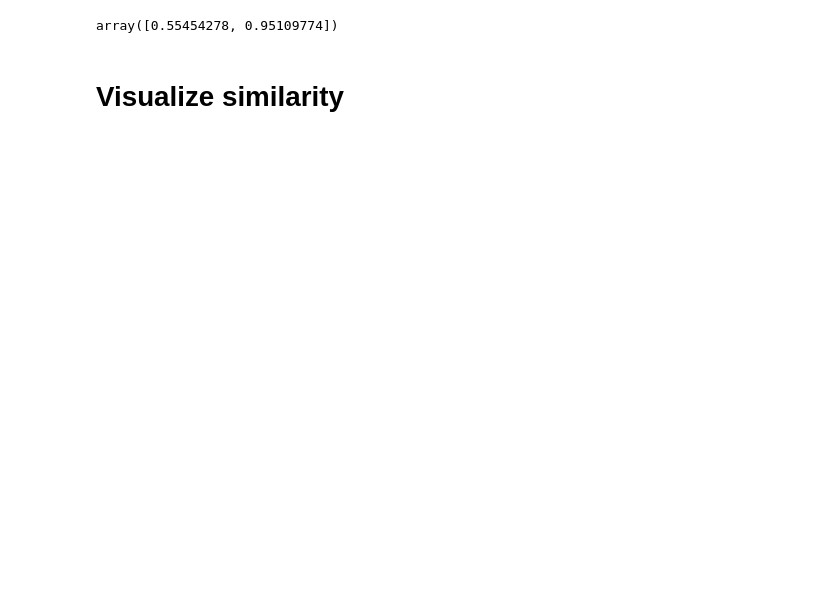
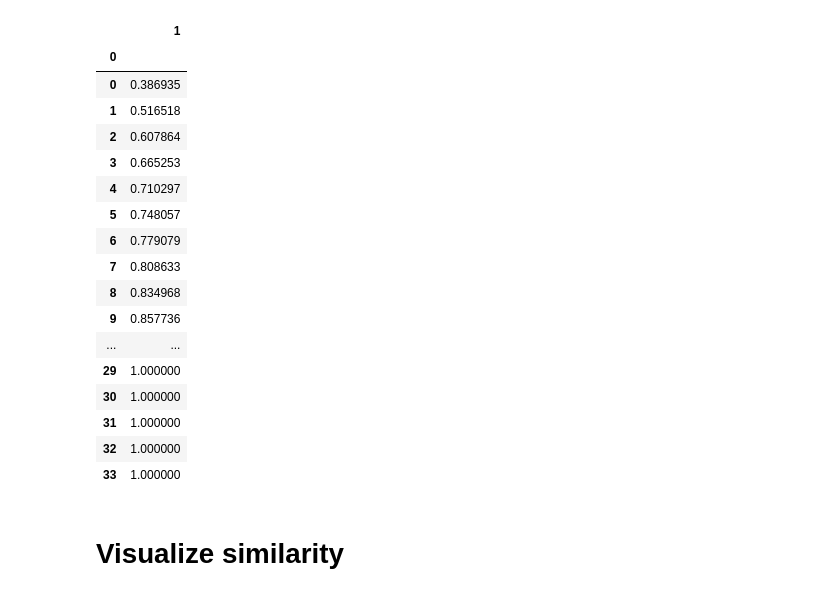
Before and after one commit to wbaker23/fragscrape, a Jupyter notebook: notebooks/parfumo.ipynb, the cells around one changed output. Cells and saved outputs as stored; diff of their text form; code cells hidden in the pictures; blank space fills up the shorter version.

```diff
--- a/notebooks/parfumo.ipynb
+++ b/notebooks/parfumo.ipynb
@@ -130,6 +37,53 @@ pd.DataFrame(closest_frags).to_csv(outfile, index=False)
+# %%
+import re
+
+import pandas as pd
+from sklearn.metrics.pairwise import cosine_similarity
+
+
+infile = "../data/parfumo/collection_enriched.json"
+outfile = "../data/parfumo/parfumo_collection.csv"
+explode_columns = ["type", "occasion", "season", "audience"]
+
+df = pd.read_json(infile)
+df["name"] = df["name"].apply(lambda x: re.sub("\n", " ", x))
+
+type_pivot = explode_chart_data(df, "type")
+type_cosine_array = cosine_similarity(type_pivot).round(3)
+
+occasion_pivot = explode_chart_data(df, "occasion")
+occasion_cosine_array = cosine_similarity(occasion_pivot).round(3)
+
+season_pivot = explode_chart_data(df, "season")
+season_cosine_array = cosine_similarity(season_pivot).round(3)
+
+audience_pivot = explode_chart_data(df, "audience")
+audience_cosine_array = cosine_similarity(audience_pivot).round(3)
+# %%
+total_pivot = type_pivot.join(occasion_pivot).join(season_pivot).join(audience_pivot)
+total_pivot_decomposed, total_pivot_explained_variance = decompose_df(
+    total_pivot, "name", total_pivot.columns.to_list()
+)
 # %%
 import numpy as np
 
-np.cumsum(audiences_explained_variance)[range(0, 2)]
+pd.DataFrame(enumerate(np.cumsum(total_pivot_explained_variance))).set_index(0)
 # %% [output]
-array([0.55454278, 0.95109774])
+|  | 1 |
+| 0 |  |
+| 0 | 0.386935 |
+| 1 | 0.516518 |
+| 2 | 0.607864 |
+| 3 | 0.665253 |
+| 4 | 0.710297 |
+| 5 | 0.748057 |
+| 6 | 0.779079 |
+| 7 | 0.808633 |
+| 8 | 0.834968 |
+| 9 | 0.857736 |
+| ... | ... |
+| 29 | 1.000000 |
+| 30 | 1.000000 |
+| 31 | 1.000000 |
+| 32 | 1.000000 |
+| 33 | 1.000000 |
```
Also changed, not shown: parts of 7 cells of this notebook, 1 other file.
